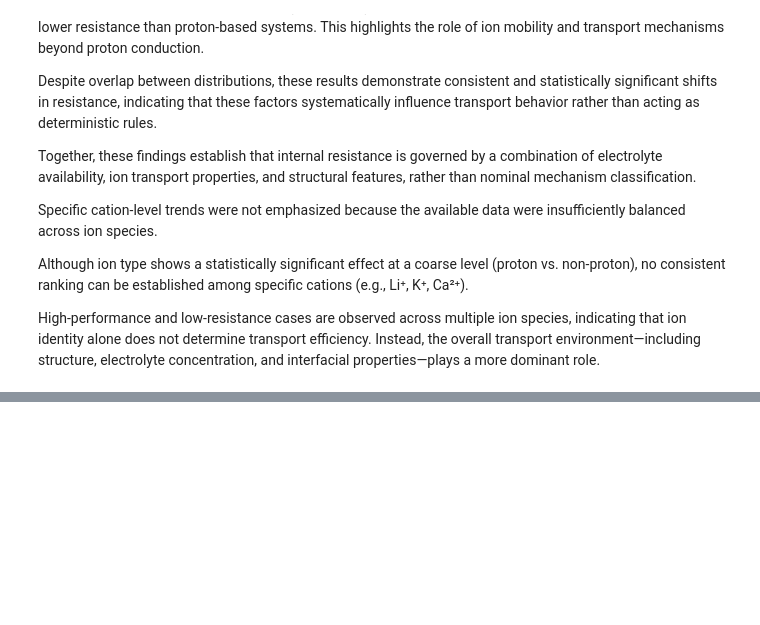
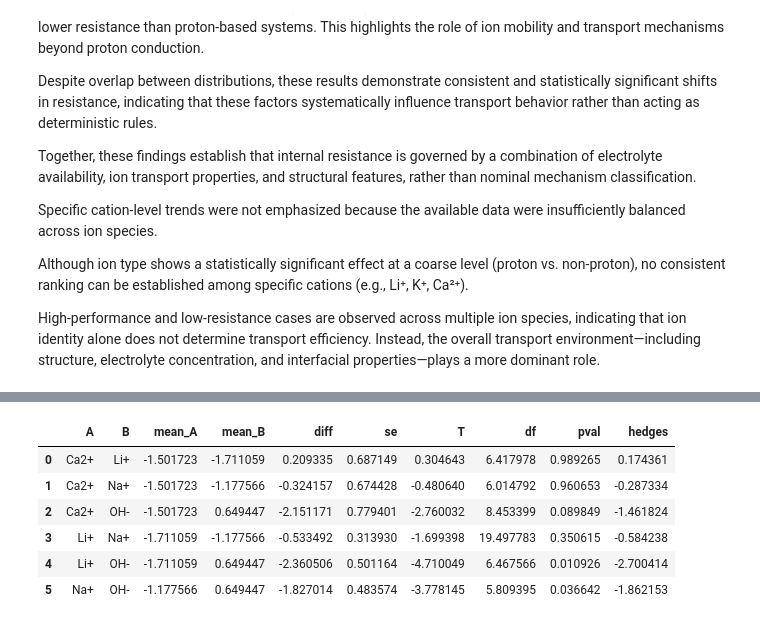
Before and after one commit to wenluanzhang/hydrovoltaic-ml, a Jupyter notebook: notebooks/08_internal_resistance_analysis.ipynb, the cells around one changed output, grey strips where cells are left out. Saved outputs shown, nothing was run; the diff lists cells and outputs as text; code cells hidden in the pictures; blank space fills up the shorter version.

```diff
--- a/notebooks/08_internal_resistance_analysis.ipynb
+++ b/notebooks/08_internal_resistance_analysis.ipynb
@@ -361,0 +364,11 @@ High-performance and low-resistance cases are observed across multiple ion speci
+# %%
+# 数据准备（用你现有 df_r）
+# focus on non-proton systems
+df_cation = df_r[df_r["ion_type"] != "proton"].copy()
+
+# remove missing
+df_cation = df_cation.dropna(subset=["primary_mobile_ion", TARGET_R])
+
+# check counts
+cation_counts = df_cation["primary_mobile_ion"].value_counts()
+print(cation_counts)
@@ -361,0 +448,19 @@ High-performance and low-resistance cases are observed across multiple ion speci
+# %%
+# （推荐）：post-hoc（Games-Howell）
+import pingouin as pg
+
+posthoc = pg.pairwise_gameshowell(
+    data=df_cation_filtered,
+    dv=TARGET_R,
+    between="primary_mobile_ion"
+)
+
+posthoc
+# %% [output]
+|  | A | B | mean_A | mean_B | diff | se | T | df | pval | hedges |
+| 0 | Ca2+ | Li+ | -1.501723 | -1.711059 | 0.209335 | 0.687149 | 0.304643 | 6.417978 | 0.989265 | 0.174361 |
+| 1 | Ca2+ | Na+ | -1.501723 | -1.177566 | -0.324157 | 0.674428 | -0.480640 | 6.014792 | 0.960653 | -0.287334 |
+| 2 | Ca2+ | OH- | -1.501723 | 0.649447 | -2.151171 | 0.779401 | -2.760032 | 8.453399 | 0.089849 | -1.461824 |
+| 3 | Li+ | Na+ | -1.711059 | -1.177566 | -0.533492 | 0.313930 | -1.699398 | 19.497783 | 0.350615 | -0.584238 |
+| 4 | Li+ | OH- | -1.711059 | 0.649447 | -2.360506 | 0.501164 | -4.710049 | 6.467566 | 0.010926 | -2.700414 |
+| 5 | Na+ | OH- | -1.177566 | 0.649447 | -1.827014 | 0.483574 | -3.778145 | 5.809395 | 0.036642 | -1.862153 |
```
Also changed, not shown: parts of 9 cells of this notebook, 8 other files.
